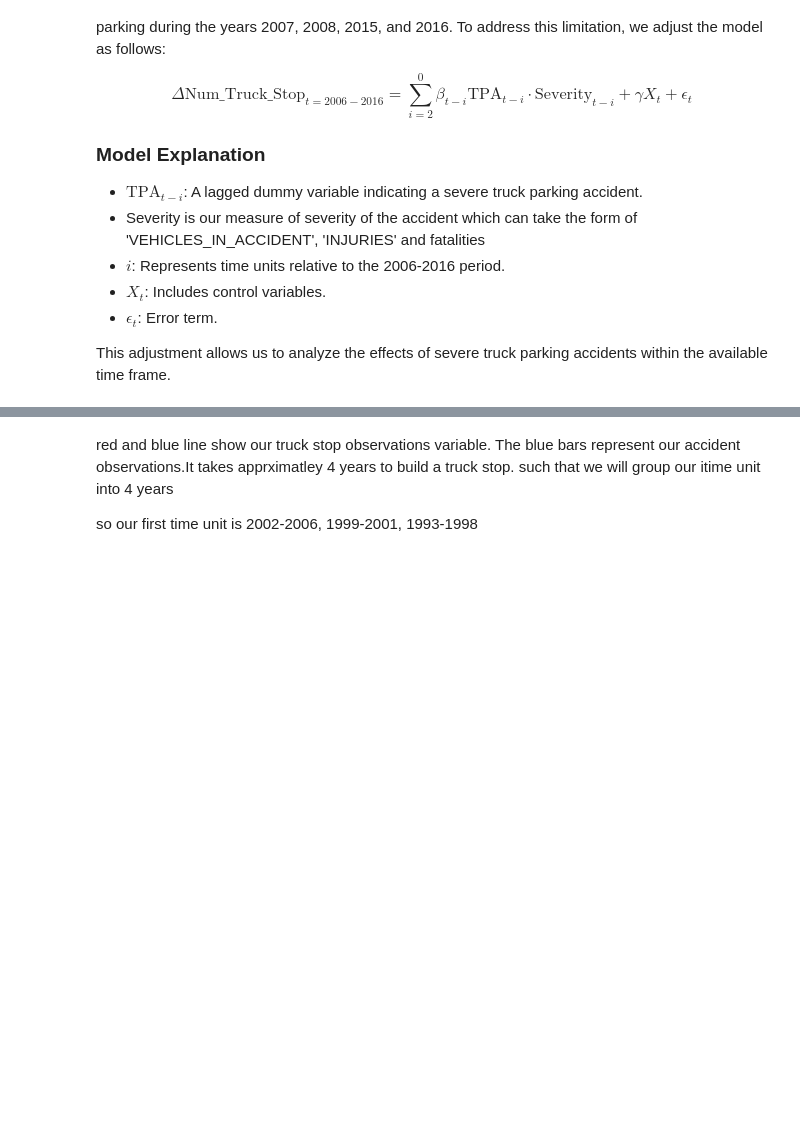
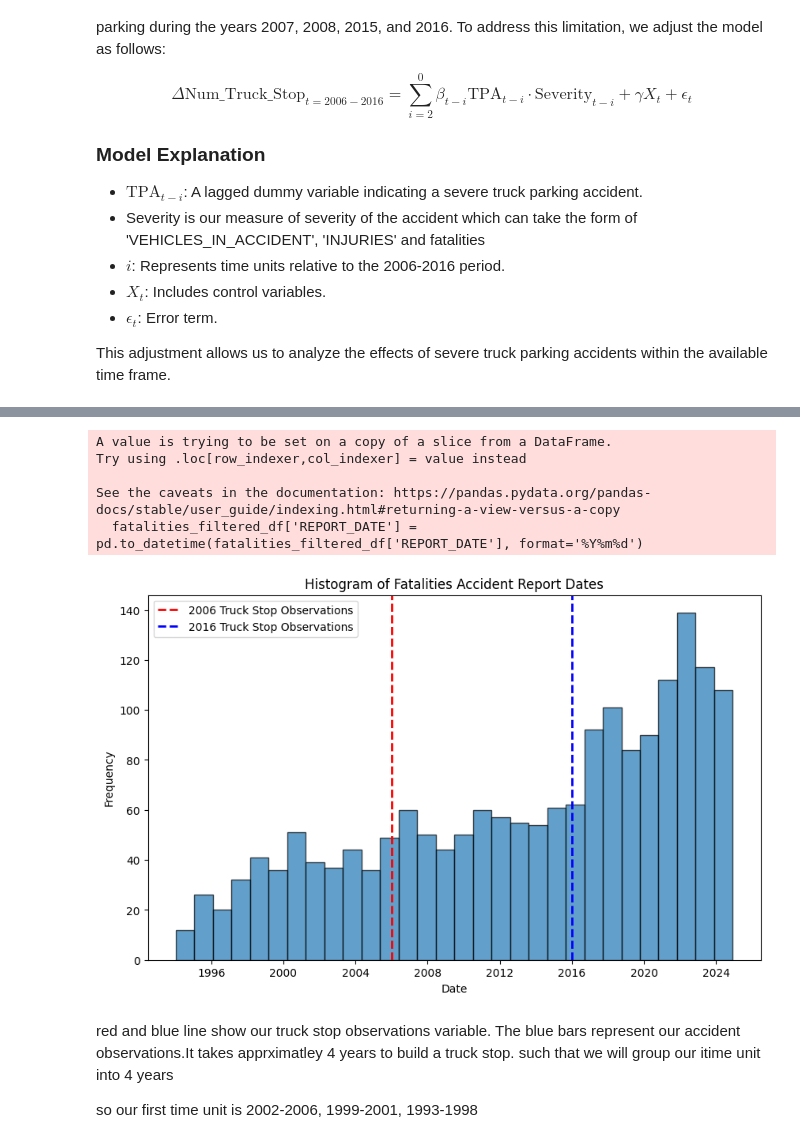
Before and after one commit to WilliamClintC/Research-Proposal-Trucks, a Jupyter notebook: Exploration/2.ipynb, the cells around one changed output, grey strips where cells are left out. Drawn from its saved outputs; the diff is of its cells as text; code cells hidden in the pictures; blank space fills up the shorter version.

```diff
--- a/Exploration/2.ipynb
+++ b/Exploration/2.ipynb
@@ -20,0 +101,7 @@ result_df
+# %%
+
+# Remove rows with NaN in COUNTY_CODE
+result_df = result_df.dropna(subset=['COUNTY_CODE'])
+
+# Ensure COUNTY_CODE is three digits and convert to string
+result_df['COUNTY_CODE'] = result_df['COUNTY_CODE'].apply(lambda x: f'{int(x):03d}')
@@ -20,0 +135,11 @@ result_df
+# %%
+# Drop rows with NaN values in 'STATE_FIPS' or 'COUNTY_CODE'
+result_df = result_df.dropna(subset=['STATE_FIPS', 'COUNTY_CODE'])
+
+# Ensure the columns are integers before formatting
+result_df['STATE_FIPS'] = result_df['STATE_FIPS'].astype(int)
+result_df['COUNTY_CODE'] = result_df['COUNTY_CODE'].astype(int)
+
+# Create the 'fips' column by concatenating 'STATE_FIPS' and 'COUNTY_CODE'
+result_df['FIPS'] = result_df['STATE_FIPS'].apply(lambda x: f"{x:02d}") + result_df['COUNTY_CODE'].apply(lambda x: f"{x:03d}")
+result_df
@@ -20,0 +177,9 @@ result_df
+# %%
+summary_statistics = result_df[['VEHICLES_IN_ACCIDENT', 'FATALITIES', 'INJURIES']].describe()
+
+# Calculate the value corresponding to z-score = 2
+z_score_2_values = summary_statistics.loc['mean'] + 2 * summary_statistics.loc['std']
+
+# Display the summary statistics and z-score = 2 values
+summary_statistics.loc['z_score_2'] = z_score_2_values
+summary_statistics
@@ -83,3 +322,24 @@ See the caveats in the documentation: https://pandas.pydata.org/pandas-docs/stab
+# %%
+# Convert REPORT_DATE to datetime format
+fatalities_filtered_df['REPORT_DATE'] = pd.to_datetime(fatalities_filtered_df['REPORT_DATE'], format='%Y%m%d')
+
+# Plot histogram of REPORT_DATE
+plt.figure(figsize=(10, 6))
+plt.hist(fatalities_filtered_df['REPORT_DATE'].dropna(), bins=30, edgecolor='k', alpha=0.7)
+plt.axvline(pd.to_datetime('2006-01-01'), color='r', linestyle='--', linewidth=2, label='2006 Truck Stop Observations')
+plt.axvline(pd.to_datetime('2016-01-01'), color='b', linestyle='--', linewidth=2, label='2016 Truck Stop Observations')
+plt.title('Histogram of Fatalities Accident Report Dates')
+plt.xlabel('Date')
+plt.ylabel('Frequency')
+plt.legend()
+plt.show()
+# %% [output]
+A value is trying to be set on a copy of a slice from a DataFrame.
+Try using .loc[row_indexer,col_indexer] = value instead
+
+See the caveats in the documentation: https://pandas.pydata.org/pandas-docs/stable/user_guide/indexing.html#returning-a-view-versus-a-copy
+  fatalities_filtered_df['REPORT_DATE'] = pd.to_datetime(fatalities_filtered_df['REPORT_DATE'], format='%Y%m%d')
+[figure, added]
 # %% [markdown]
 red and blue line show our truck stop observations variable. The blue bars represent our accident observations.It takes apprximatley 4 years to build a truck stop. such that we will group our itime unit into 4 years
 
```
Also changed, not shown: parts of 21 cells of this notebook, 1 other file.
